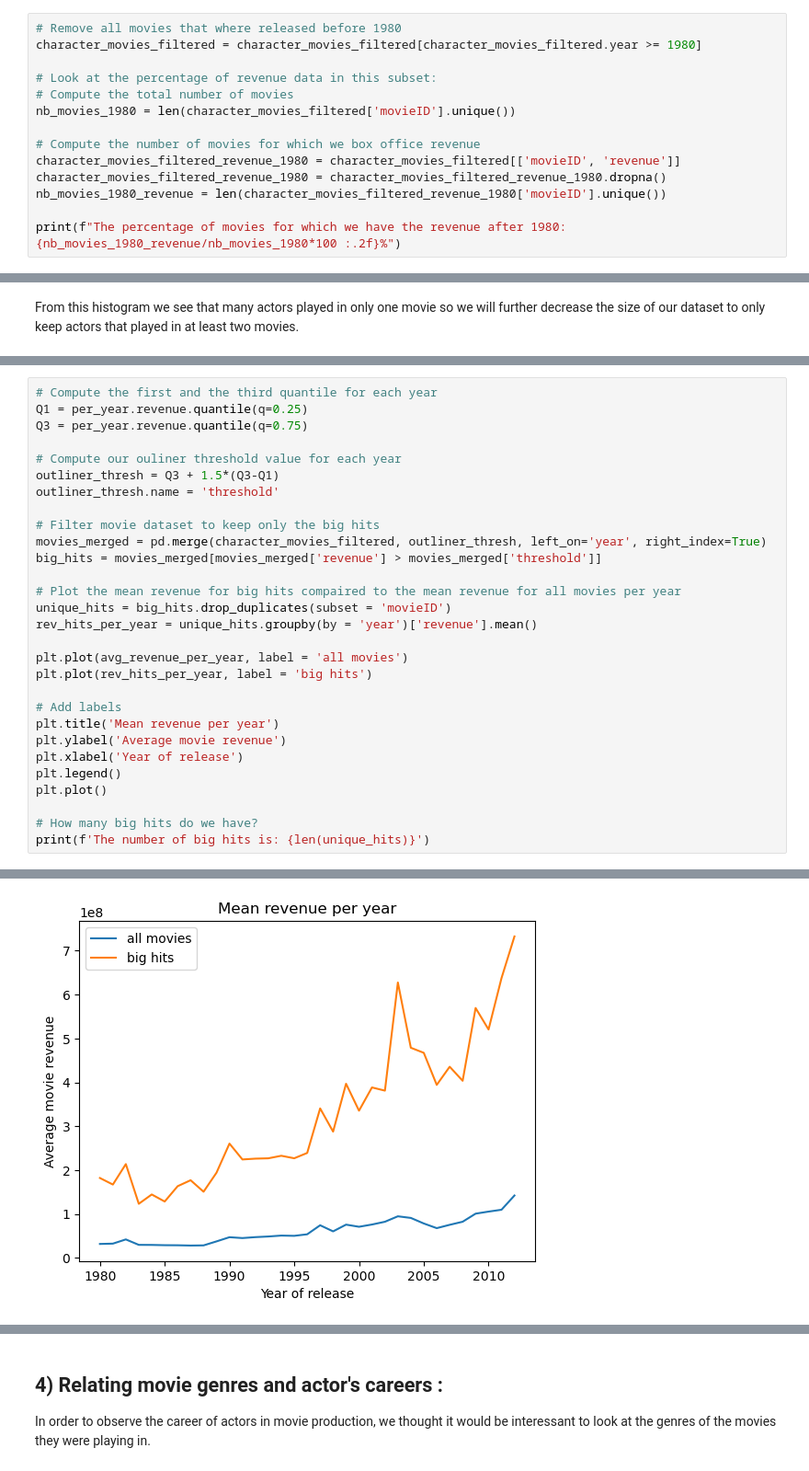
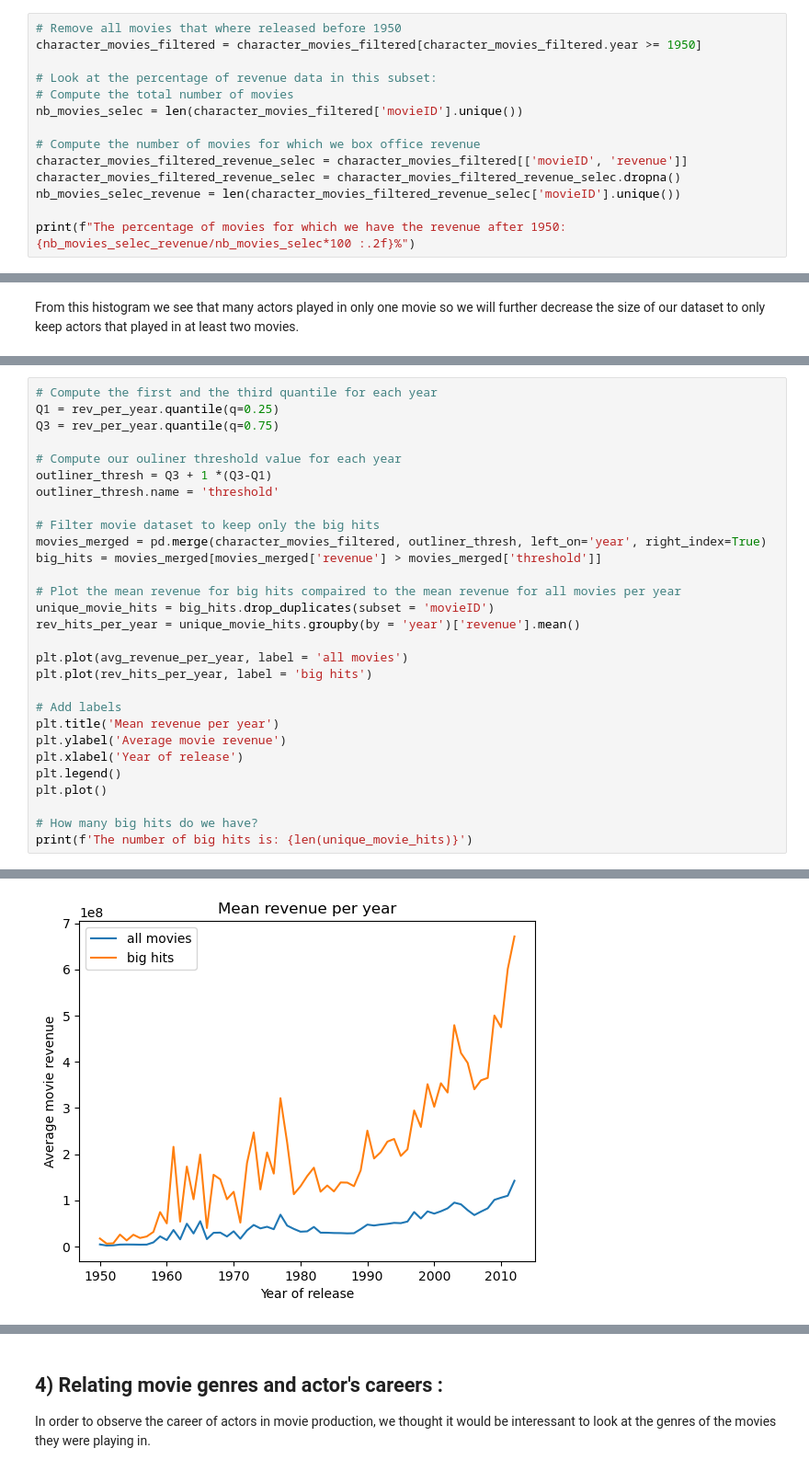
Before and after one commit to epfl-ada/ada-2023-project-pinacolada23, a Jupyter notebook: main.ipynb, the cells around one changed output, grey strips where cells are left out. Shown: that part at 92% size. Cells and saved outputs as stored; diff of their text form.

```diff
--- a/main.ipynb
+++ b/main.ipynb
@@ -163,15 +163,15 @@ From this graph we can see that the percentage of revenue data increases through
 # %%
-# Remove all movies that where released before 1980
-character_movies_filtered = character_movies_filtered[character_movies_filtered.year >= 1980]
+# Remove all movies that where released before 1950
+character_movies_filtered = character_movies_filtered[character_movies_filtered.year >= 1950]
 
 # Look at the percentage of revenue data in this subset:
 # Compute the total number of movies
-nb_movies_1980 = len(character_movies_filtered['movieID'].unique())
+nb_movies_selec = len(character_movies_filtered['movieID'].unique())
 
 # Compute the number of movies for which we box office revenue
-character_movies_filtered_revenue_1980 = character_movies_filtered[['movieID', 'revenue']]
-character_movies_filtered_revenue_1980 = character_movies_filtered_revenue_1980.dropna()
-nb_movies_1980_revenue = len(character_movies_filtered_revenue_1980['movieID'].unique())
+character_movies_filtered_revenue_selec = character_movies_filtered[['movieID', 'revenue']]
+character_movies_filtered_revenue_selec = character_movies_filtered_revenue_selec.dropna()
+nb_movies_selec_revenue = len(character_movies_filtered_revenue_selec['movieID'].unique())
 
-print(f"The percentage of movies for which we have the revenue after 1980: {nb_movies_1980_revenue/nb_movies_1980*100 :.2f}%")
+print(f"The percentage of movies for which we have the revenue after 1950: {nb_movies_selec_revenue/nb_movies_selec*100 :.2f}%")
 # %% [output]
@@ -422,10 +422,10 @@ To keep things simple we will assume that every year has had at least one big hi
 # %%
 # Compute the first and the third quantile for each year
-Q1 = per_year.revenue.quantile(q=0.25)
-Q3 = per_year.revenue.quantile(q=0.75)
+Q1 = rev_per_year.quantile(q=0.25)
+Q3 = rev_per_year.quantile(q=0.75)
 
 # Compute our ouliner threshold value for each year
-outliner_thresh = Q3 + 1.5*(Q3-Q1)
+outliner_thresh = Q3 + 1 *(Q3-Q1)
 outliner_thresh.name = 'threshold'
 
 # Filter movie dataset to keep only the big hits
@@ -433,8 +433,8 @@ movies_merged = pd.merge(character_movies_filtered, outliner_thresh, left_on='ye
 big_hits = movies_merged[movies_merged['revenue'] > movies_merged['threshold']]
 
 # Plot the mean revenue for big hits compaired to the mean revenue for all movies per year
-unique_hits = big_hits.drop_duplicates(subset = 'movieID')
-rev_hits_per_year = unique_hits.groupby(by = 'year')['revenue'].mean()
+unique_movie_hits = big_hits.drop_duplicates(subset = 'movieID')
+rev_hits_per_year = unique_movie_hits.groupby(by = 'year')['revenue'].mean()
 
 plt.plot(avg_revenue_per_year, label = 'all movies')
 plt.plot(rev_hits_per_year, label = 'big hits')
@@ -447,5 +447,5 @@ plt.legend()
 plt.plot()
 
 # How many big hits do we have?
-print(f'The number of big hits is: {len(unique_hits)}')
+print(f'The number of big hits is: {len(unique_movie_hits)}')
 # %% [output]
@@ -453,2 +453,2 @@ The number of big hits is: 578
-[figure, old version]
+[figure, new version]
 # %% [markdown]
```
Also changed, not shown: parts of 26 cells of this notebook.
